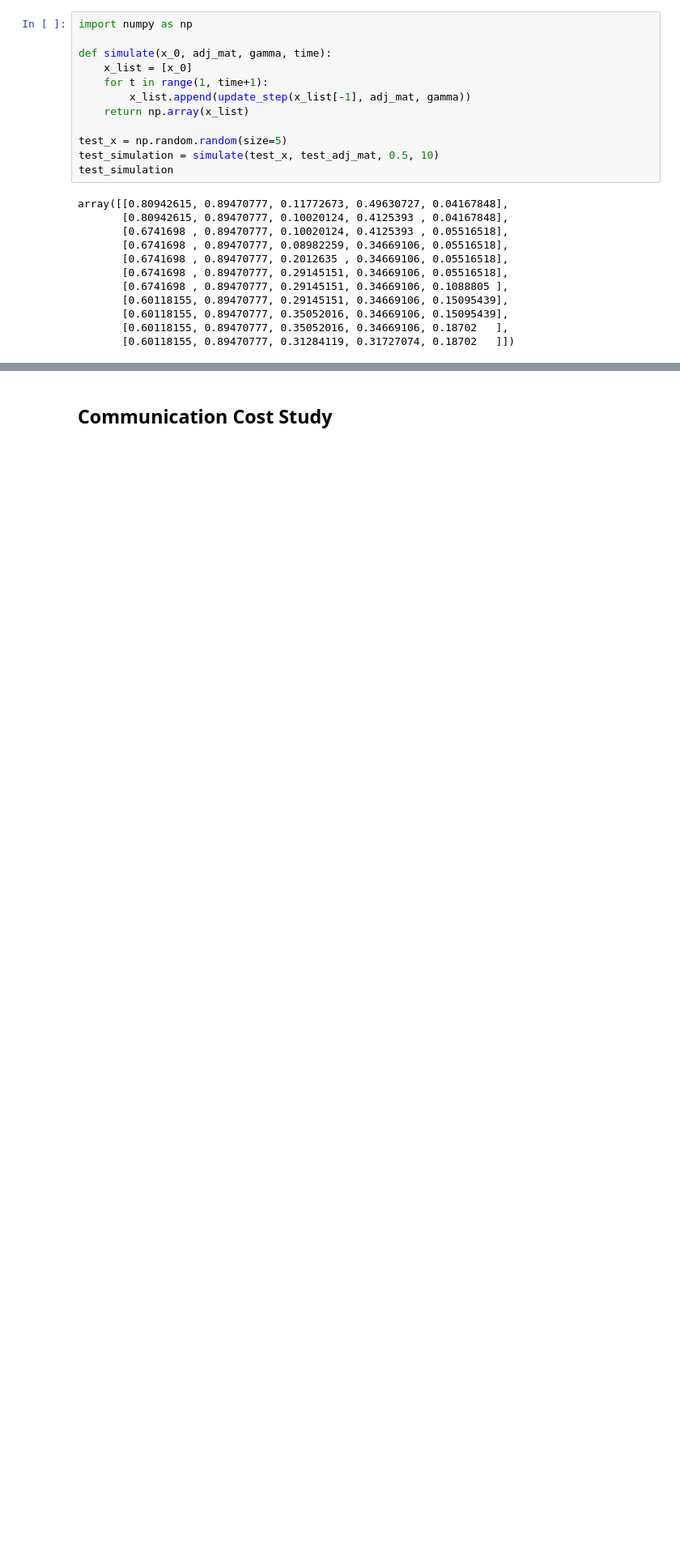
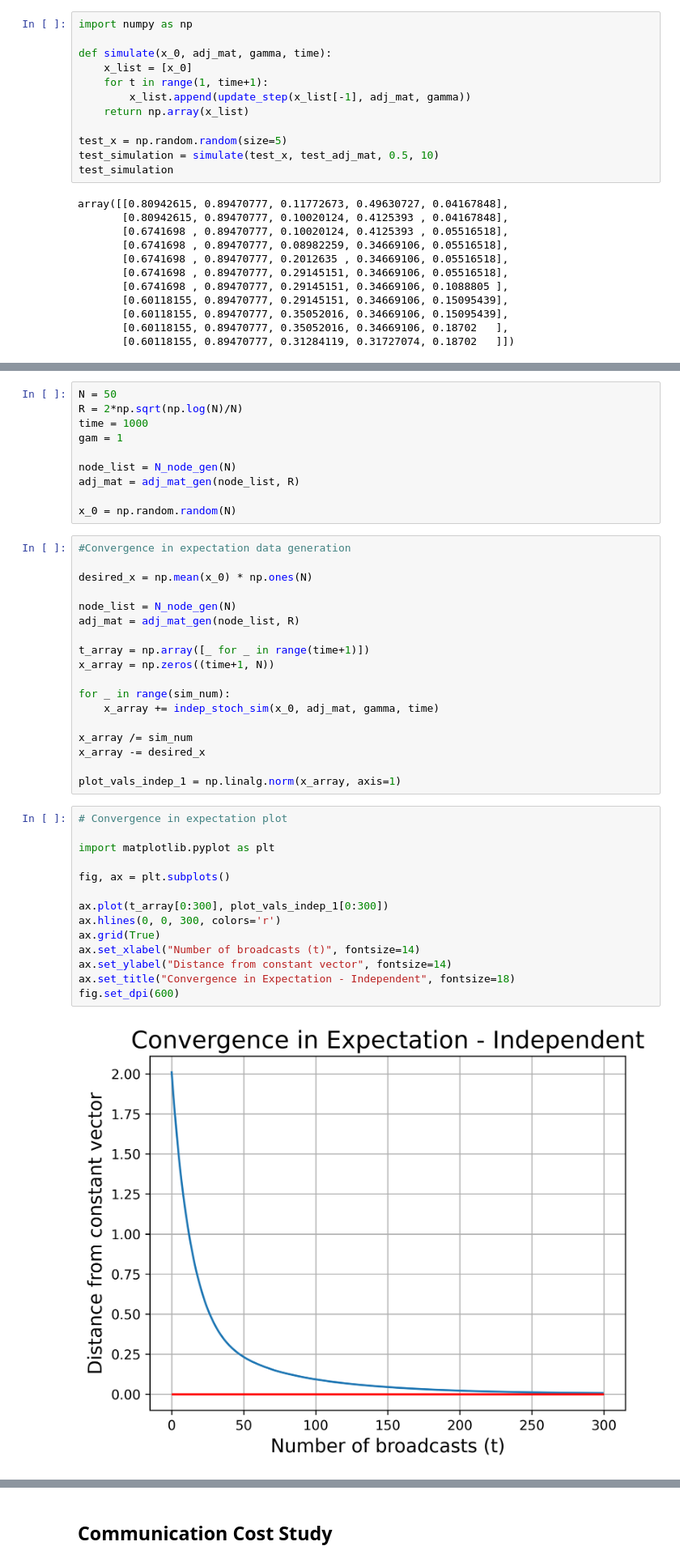
Before and after one commit to John-Zou-PEK/IROP_Broadcast, a Jupyter notebook: Broadcast_algo_file.ipynb, the cells around one changed output, grey strips where cells are left out. Shown at 81% size. Cells and saved outputs as stored; diff of their text form; blank space fills up the shorter version.

Commit message:
feat(indep_stoch):Compute and produce figures for convergence in expectation and second moment for independent stochastic mixing parameter

```diff
--- a/Broadcast_algo_file.ipynb
+++ b/Broadcast_algo_file.ipynb
@@ -195,0 +203,44 @@ fig.set_dpi(600)
+# %%
+N = 50
+R = 2*np.sqrt(np.log(N)/N)
+time = 1000
+gam = 1
+
+node_list = N_node_gen(N)
+adj_mat = adj_mat_gen(node_list, R)
+
+x_0 = np.random.random(N)
+# %%
+#Convergence in expectation data generation
+
+desired_x = np.mean(x_0) * np.ones(N)
+
+node_list = N_node_gen(N)
+adj_mat = adj_mat_gen(node_list, R)
+
+t_array = np.array([_ for _ in range(time+1)])
+x_array = np.zeros((time+1, N))
+
+for _ in range(sim_num):
+    x_array += indep_stoch_sim(x_0, adj_mat, gamma, time)
+
+x_array /= sim_num
+x_array -= desired_x
+
+plot_vals_indep_1 = np.linalg.norm(x_array, axis=1)
+# %%
+# Convergence in expectation plot
+
+import matplotlib.pyplot as plt
+
+fig, ax = plt.subplots()
+
+ax.plot(t_array[0:300], plot_vals_indep_1[0:300])
+ax.hlines(0, 0, 300, colors='r')
+ax.grid(True)
+ax.set_xlabel("Number of broadcasts (t)", fontsize=14)
+ax.set_ylabel("Distance from constant vector", fontsize=14)
+ax.set_title("Convergence in Expectation - Independent", fontsize=18)
+fig.set_dpi(600)
+# %% [output]
+[figure, added]
```
Also changed, not shown: parts of 7 cells of this notebook.
